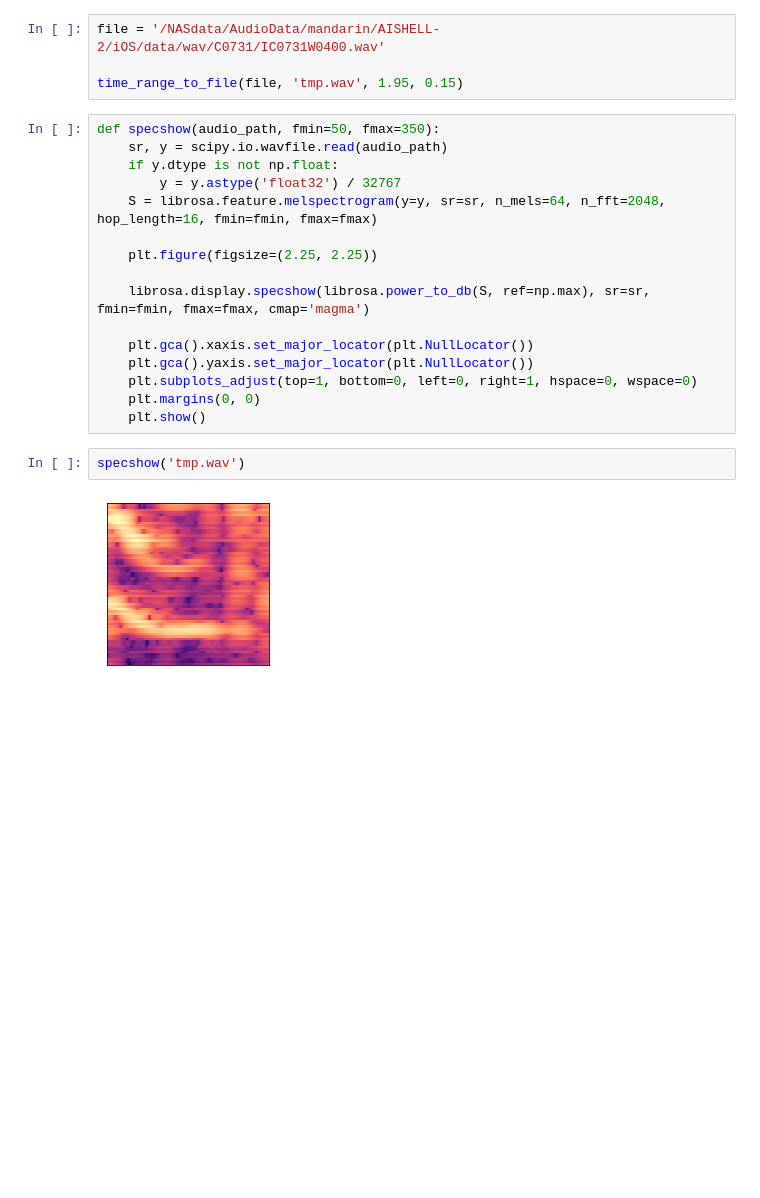
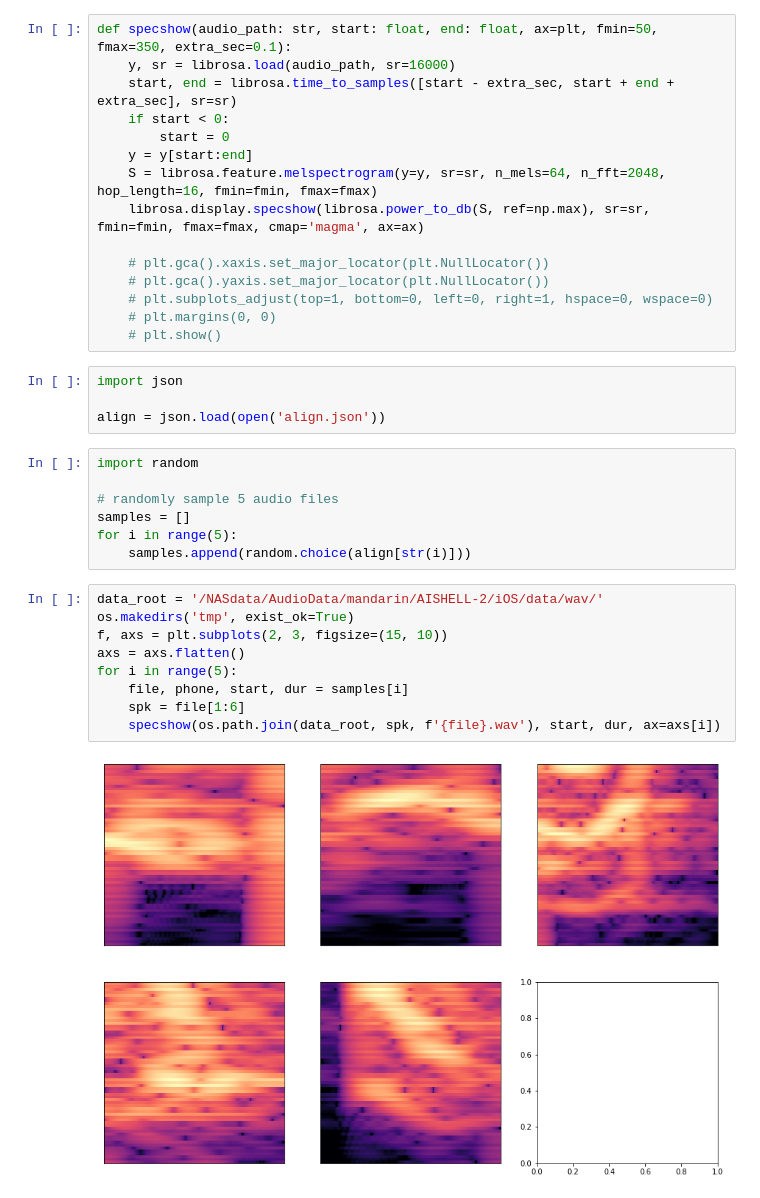
Before and after one commit to tjysdsg/tone_classifier, a Jupyter notebook: specshow.ipynb, the cells around one changed output. Cells and saved outputs as stored; diff of their text form; blank space fills up the shorter version.

Commit message:
Refactor feature extraction, remove dependency on pydub

```diff
--- a/specshow.ipynb
+++ b/specshow.ipynb
@@ -24,24 +9,37 @@ def time_range_to_file(inpath: str, outpath: str, start: float, duration: float,
-# %%
-file = '/NASdata/AudioData/mandarin/AISHELL-2/iOS/data/wav/C0731/IC0731W0400.wav'
-
-time_range_to_file(file, 'tmp.wav', 1.95, 0.15)
 # %%
-def specshow(audio_path, fmin=50, fmax=350):
-    sr, y = scipy.io.wavfile.read(audio_path)
-    if y.dtype is not np.float:
-        y = y.astype('float32') / 32767
+def specshow(audio_path: str, start: float, end: float, ax=plt, fmin=50, fmax=350, extra_sec=0.1):
+    y, sr = librosa.load(audio_path, sr=16000)
+    start, end = librosa.time_to_samples([start - extra_sec, start + end + extra_sec], sr=sr)
+    if start < 0:
+        start = 0
+    y = y[start:end]
     S = librosa.feature.melspectrogram(y=y, sr=sr, n_mels=64, n_fft=2048, hop_length=16, fmin=fmin, fmax=fmax)
+    librosa.display.specshow(librosa.power_to_db(S, ref=np.max), sr=sr, fmin=fmin, fmax=fmax, cmap='magma', ax=ax)
 
-    plt.figure(figsize=(2.25, 2.25))
-
-    librosa.display.specshow(librosa.power_to_db(S, ref=np.max), sr=sr, fmin=fmin, fmax=fmax, cmap='magma')
-
-    plt.gca().xaxis.set_major_locator(plt.NullLocator())
-    plt.gca().yaxis.set_major_locator(plt.NullLocator())
-    plt.subplots_adjust(top=1, bottom=0, left=0, right=1, hspace=0, wspace=0)
-    plt.margins(0, 0)
-    plt.show()
+    # plt.gca().xaxis.set_major_locator(plt.NullLocator())
+    # plt.gca().yaxis.set_major_locator(plt.NullLocator())
+    # plt.subplots_adjust(top=1, bottom=0, left=0, right=1, hspace=0, wspace=0)
+    # plt.margins(0, 0)
+    # plt.show()
-# %%
-specshow('tmp.wav')
-# %% [output]
-[figure, removed]
+# %%
+import json
+
+align = json.load(open('align.json'))
+# %%
+import random
+
+# randomly sample 5 audio files
+samples = []
+for i in range(5):
+    samples.append(random.choice(align[str(i)]))
+# %%
+data_root = '/NASdata/AudioData/mandarin/AISHELL-2/iOS/data/wav/'
+os.makedirs('tmp', exist_ok=True)
+f, axs = plt.subplots(2, 3, figsize=(15, 10))
+axs = axs.flatten()
+for i in range(5):
+    file, phone, start, dur = samples[i]
+    spk = file[1:6]
+    specshow(os.path.join(data_root, spk, f'{file}.wav'), start, dur, ax=axs[i])
+# %% [output]
+[figure, added]
```
Also changed, not shown: parts of 2 cells of this notebook, 1 other file.
